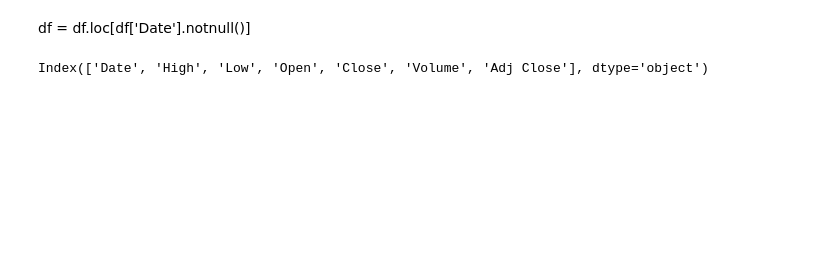
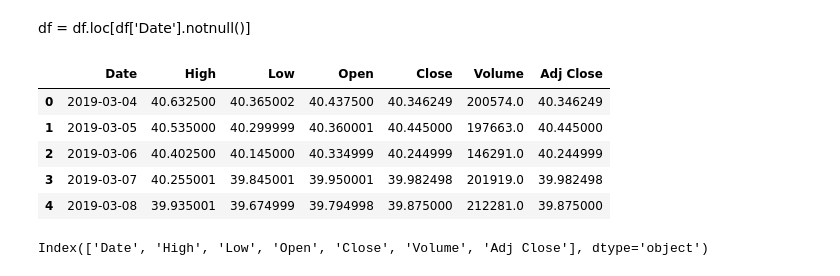
Before and after one commit to reejungkim/Time-Series-stock, a Jupyter notebook: forecasting stock price using fbprophet.ipynb, the cells around one changed output. Cells and saved outputs as stored; diff of their text form; code cells hidden in the pictures; blank space fills up the shorter version.

```diff
--- a/forecasting stock price using fbprophet.ipynb
+++ b/forecasting stock price using fbprophet.ipynb
@@ -30,6 +31,15 @@ date_end, date_start
 df = pdr.DataReader("VUSA.L", 'yahoo', date_start, date_end).reset_index()
 # %% [markdown]
 df = df.loc[df['Date'].notnull()]
+# %%
+df.head()
+# %% [output]
+|  | Date | High | Low | Open | Close | Volume | Adj Close |
+| 0 | 2019-03-04 | 40.632500 | 40.365002 | 40.437500 | 40.346249 | 200574.0 | 40.346249 |
+| 1 | 2019-03-05 | 40.535000 | 40.299999 | 40.360001 | 40.445000 | 197663.0 | 40.445000 |
+| 2 | 2019-03-06 | 40.402500 | 40.145000 | 40.334999 | 40.244999 | 146291.0 | 40.244999 |
+| 3 | 2019-03-07 | 40.255001 | 39.845001 | 39.950001 | 39.982498 | 201919.0 | 39.982498 |
+| 4 | 2019-03-08 | 39.935001 | 39.674999 | 39.794998 | 39.875000 | 212281.0 | 39.875000 |
 # %%
 m = Prophet()
 # %%
```
Also changed, not shown: parts of 27 cells of this notebook, 1 other file.
